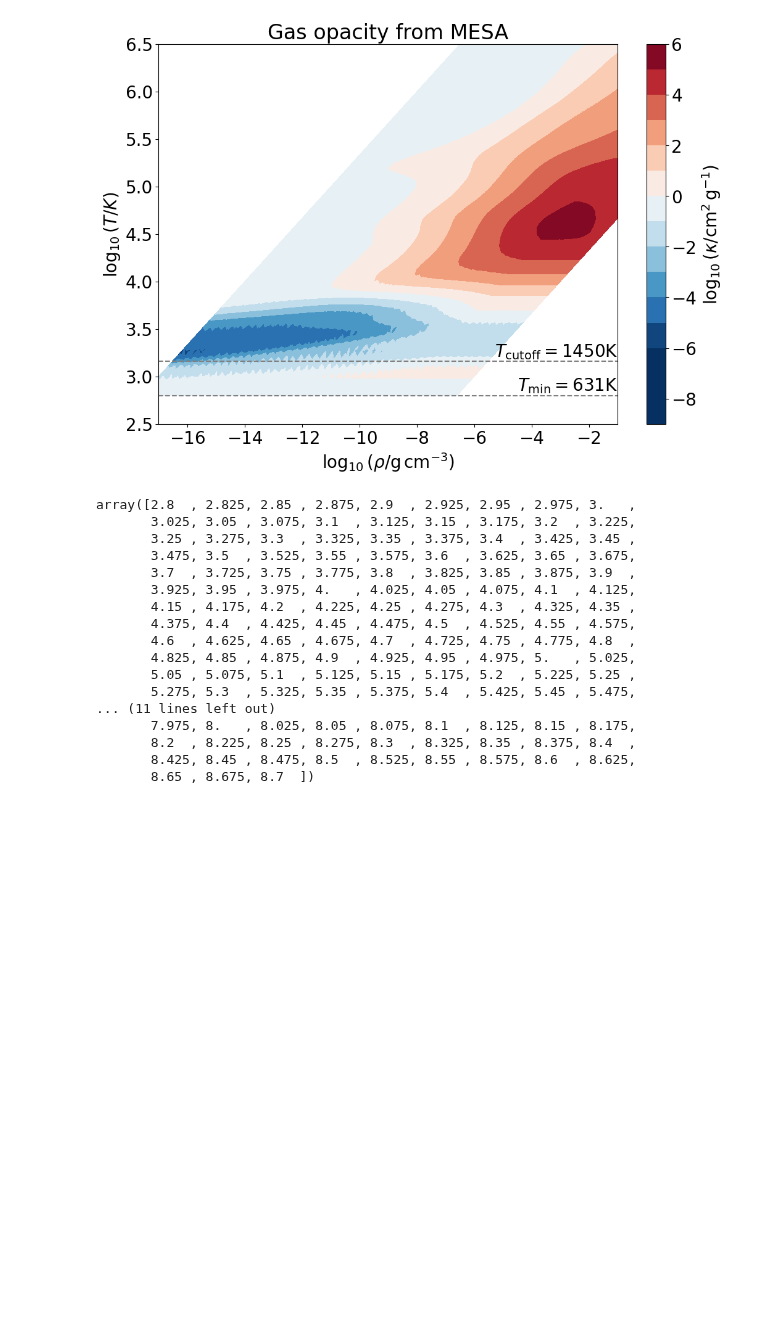
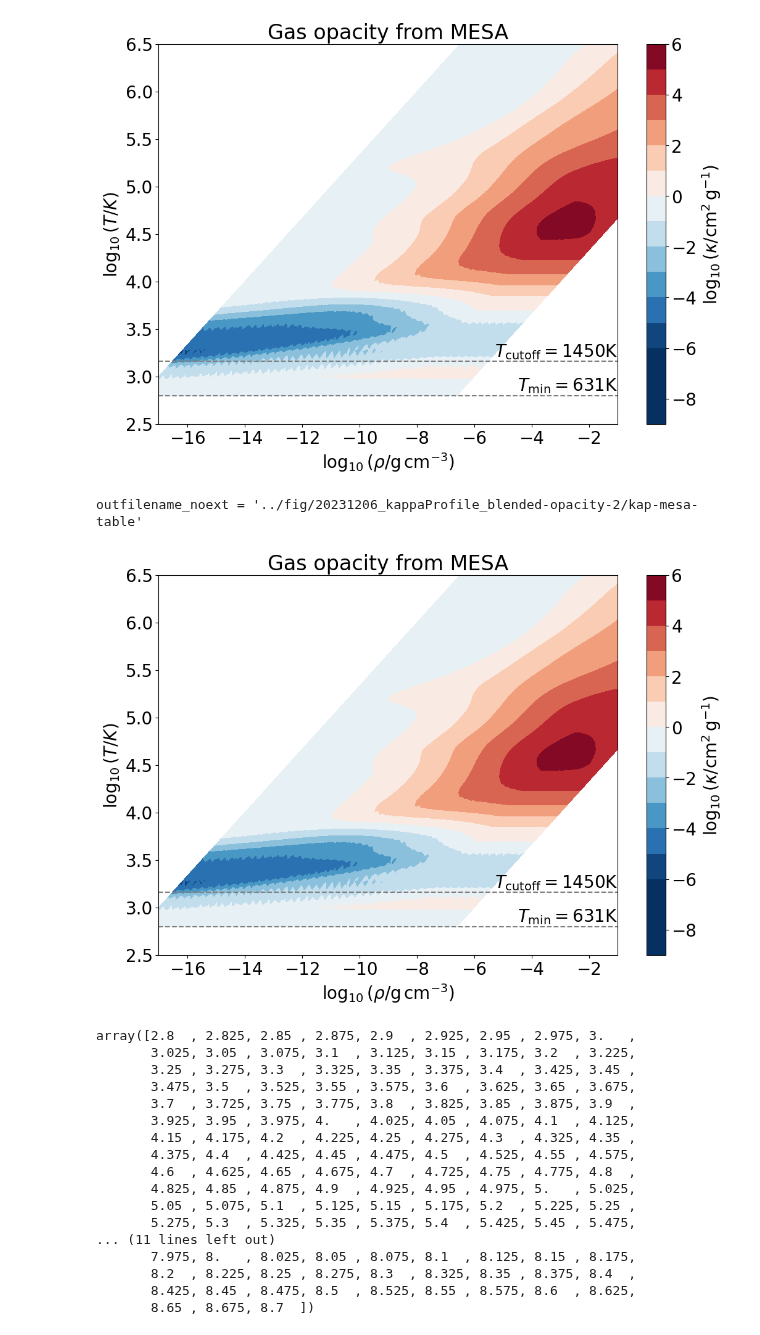
Before and after one commit to chunliangmu/RTinCEE-scripts-2024, a Jupyter notebook: script_kappaProfile.ipynb, the cells around one changed output. Saved outputs shown, nothing was run; the diff lists cells and outputs as text; code cells hidden in the pictures; blank space fills up the shorter version.

```diff
--- a/script_kappaProfile.ipynb
+++ b/script_kappaProfile.ipynb
@@ -444,6 +428,68 @@ if __name__ == '__main__': #and do_debug:
 # %% [output]
 outfilename_noext = '../fig/kap-mesa-table'
 [figure]
+# %%
+if __name__ == '__main__': #and do_debug:
+
+    # reproducing Reichardt-2020-1 fig8
+
+    do_mimic_Reichardt2020_fig8 = False
+
+    fig, ax = plt.subplots(figsize=(12, 8))
+    #fig.subplots_adjust(wspace=0.0)
+    #ax0, ax1 = axes
+
+    # x - R, y - T, z - kappa
+    xx, yy = np.meshgrid(*eos_opacity._grid_noZX, indexing='ij')
+    zz = eos_opacity._table_noZX
+    # get log10_rho from log10_R
+    # log10_R = np.log10(rho) + 18. - 3 * log10_T
+    xx = xx - 18. + 3.* yy
+
+    xi = xx.flatten()
+    yi = yy.flatten()
+    zi = zz.flatten()
+
+    #ax1.scatter(xi, yi)
+    #ax = ax0
+    #ax.tricontour(xi, yi, zi)
+    cntr = ax.tricontourf(
+        xi, yi, zi, levels=13, cmap="RdBu_r",
+        norm = mpl.colors.Normalize(vmin=-6, vmax=6, clip=True),
+    )
+    cbar = fig.colorbar(cntr, ax=ax)
+
+    cbar.set_label("$\\log_{10}{(\\kappa / \\mathrm{cm}^2 \\, \\mathrm{g}^{-1})}$")
+    ax.set_xlabel("$\\log_{10}{(\\rho / \\mathrm{g} \\, \\mathrm{cm}^{-3})}$")
+    ax.set_ylabel("$\\log_{10}{(T / K)}$")
+
+    if do_mimic_Reichardt2020_fig8:
+        ax.set_xlim((-17, -1))
+        ax.set_ylim((3, 7))
+    else:
+        ax.set_xlim((-17, -1))
+        ax.set_ylim((2.5, 6.5))
+        log10_Tmin = 2.8
+        ax.axhline(log10_Tmin, color='grey', linestyle='dashed')
+        ax.text(-1, log10_Tmin+0.05, f'$T_\\mathrm{{min}} = {10**log10_Tmin:.0f}$K', ha='right')
+        log10_Tcut = np.log10(1450)
+        ax.axhline(log10_Tcut, color='grey', linestyle='dashed')
+        ax.text(-1, log10_Tcut+0.05, f'$T_\\mathrm{{cutoff}} = {10**log10_Tcut:.0f}$K', ha='right')
+
+
+
+    outfilename_noext = f"{output_dir}kap-mesa-table"
+
+    fig.savefig(f"{outfilename_noext}.pdf")
+
+    ax.set_title("Gas opacity from MESA")
+    fig.savefig(f"{outfilename_noext}.png")
+
+    fig.show()
+    print(f"{outfilename_noext = }")
+# %% [output]
+outfilename_noext = '../fig/20231206_kappaProfile_blended-opacity-2/kap-mesa-table'
+[figure, added]
 # %%
 eos_opacity._log10_T_arr
 # %% [output]
```
Also changed, not shown: parts of 2 cells of this notebook, 4 other files.
